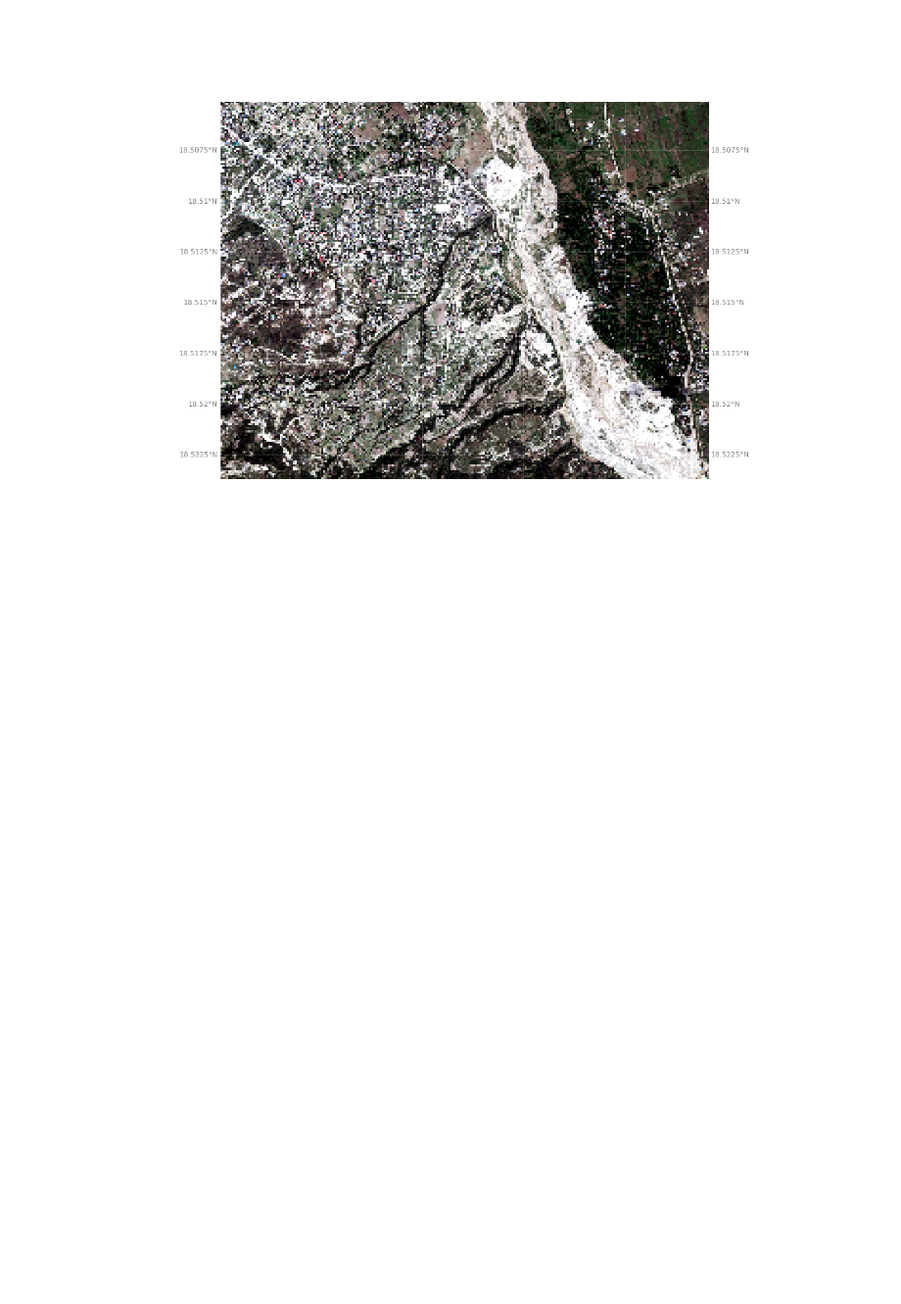
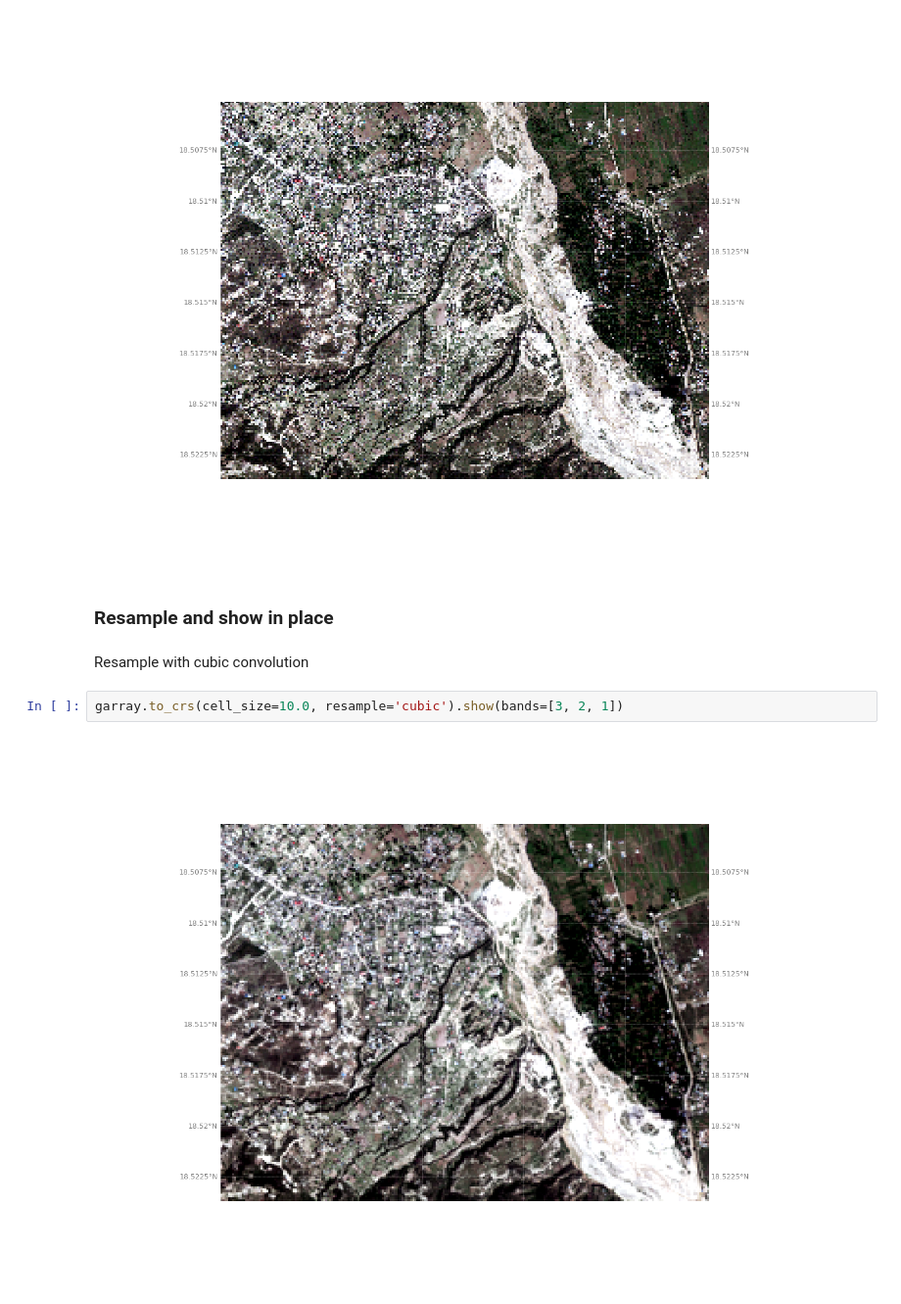
Before and after one commit to jgrss/geowombat, a Jupyter notebook: notebooks/02_transformations.ipynb, the cells around one changed output. Shown: that part at 98% size. Cells and saved outputs as stored; diff of their text form; blank space fills up the shorter version.

```diff
--- a/notebooks/02_transformations.ipynb
+++ b/notebooks/02_transformations.ipynb
@@ -59,3 +65,11 @@ garray_resamp.cell_y, garray_resamp.cell_x
 garray_resamp.show(bands=[3, 2, 1])
 # %% [output]
 [figure]
+# %% [markdown]
+### Resample and show in place
+# %% [markdown]
+Resample with cubic convolution
+# %%
+garray.to_crs(cell_size=10.0, resample='cubic').show(bands=[3, 2, 1])
+# %% [output]
+[figure, added]
```
Also changed, not shown: parts of 3 cells of this notebook, 4 other files.
